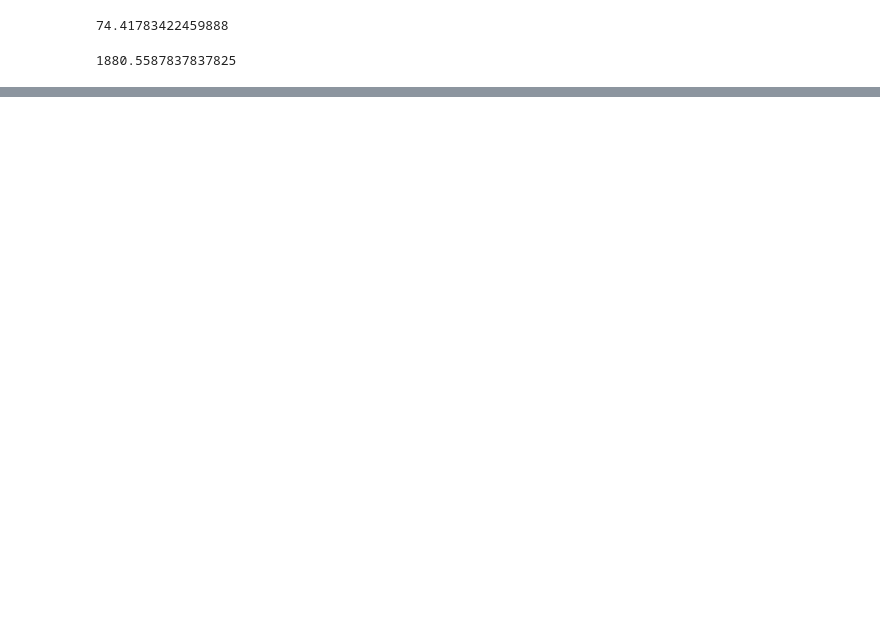
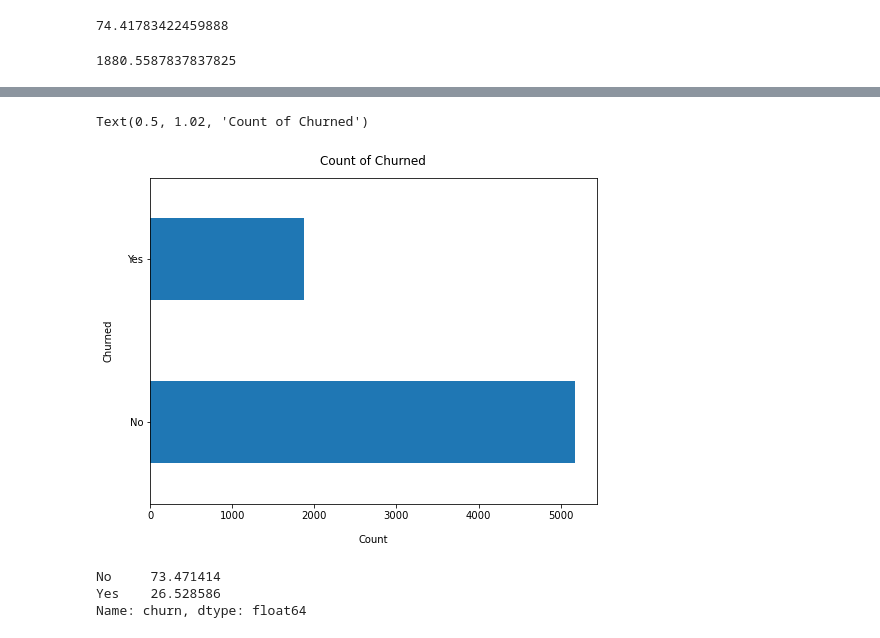
Before and after one commit to raycerna/numpy-pandas-visualization-exercises, a Jupyter notebook: telco_analysis.ipynb, the cells around one changed output, grey strips where cells are left out. Saved outputs shown, nothing was run; the diff lists cells and outputs as text; code cells hidden in the pictures; blank space fills up the shorter version.

```diff
--- a/telco_analysis.ipynb
+++ b/telco_analysis.ipynb
@@ -211,0 +235,14 @@ telco[telco.churn == 'Yes'].monthly_charges.mean()*telco[telco.churn == 'Yes'].g
+# %%
+telco['churn'].value_counts().plot(kind='barh', figsize=(8, 6))
+plt.xlabel("Count", labelpad=14)
+plt.ylabel("Churned", labelpad=14)
+plt.title("Count of Churned", y=1.02)
+# %% [output]
+Text(0.5, 1.02, 'Count of Churned')
+[figure, added]
+# %%
+100*telco['churn'].value_counts()/len(telco['churn'])
+# %% [output]
+No     73.471414
+Yes    26.528586
+Name: churn, dtype: float64
```
Also changed, not shown: parts of 16 cells of this notebook.
